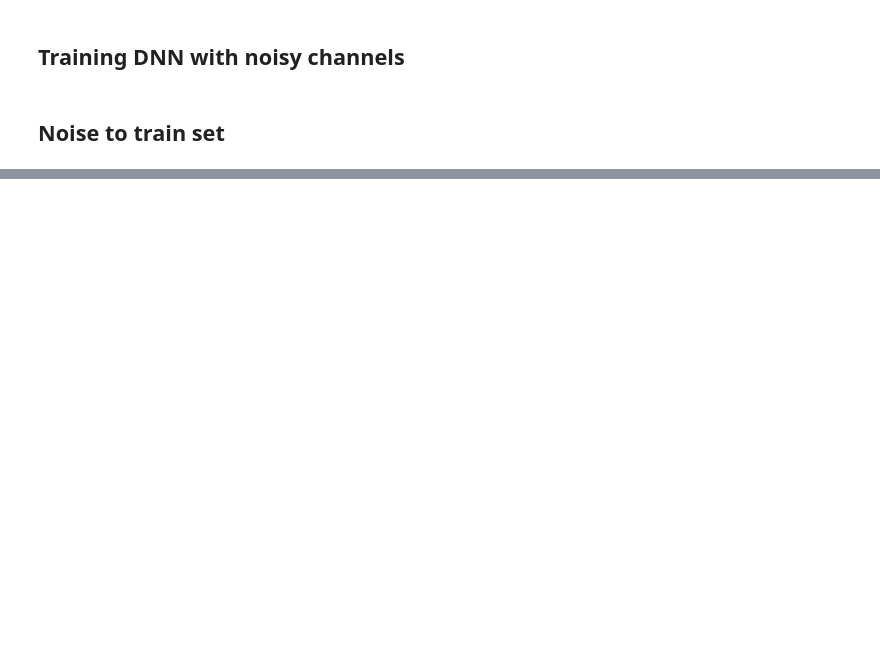
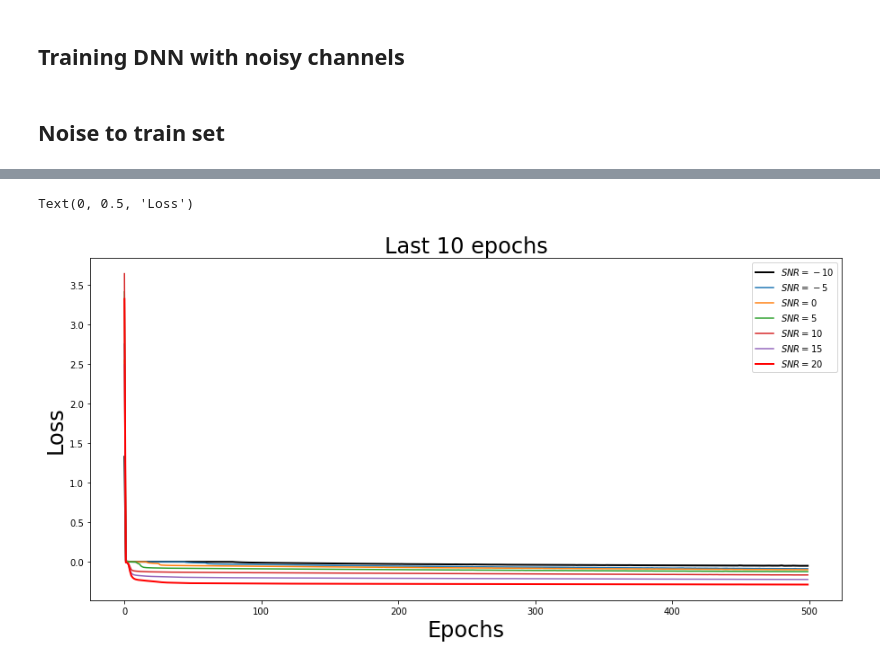
Before and after one commit to yacine074/Robustness_SPAWC22, a Jupyter notebook: CF-DNN.ipynb, the cells around one changed output, grey strips where cells are left out. Saved outputs shown, nothing was run; the diff lists cells and outputs as text; code cells hidden in the pictures; blank space fills up the shorter version.

```diff
--- a/CF-DNN.ipynb
+++ b/CF-DNN.ipynb
@@ -1130,3 +1152,32 @@ def noised_DNN_pred_V2(X, mw_path, SNRs_db = [-10, -5, 0, 5, 10, 15, 20]):
 
 
 DNN_pred = noised_DNN_pred_V2(NH_MATRIX, 'Weights_Model/CSI imperfection/CDIT/v2_')
+# %%
+def plot_history_noised_DNN(path_to_history, SNRs_db = [-10, -5, 0, 5, 10, 15, 20]):
+    # SNRs_db = [-10, -5, 0, 5, 10, 15, 20]
+    loss, val_loss = [], []
+    for item in SNRs_db:
+        history = np.load(path_to_history+str(item)+'.npy',allow_pickle='TRUE').item()
+        loss.append(history['loss'][:])
+        val_loss.append(history['val_loss'][:])
+    return loss, val_loss
+loss_history, val_loss_history = plot_history_noised_DNN('Weights_Model/CSI imperfection/CDIT/v2_')
+# %%
+fig, ax = plt.subplots(1,figsize=(15,7), sharey=True)
+
+plt.title("Last 10 epochs", fontsize=24)
+ax.plot(np.arange(0,len(loss_history[0]),1), loss_history[0],label="$SNR=-10$",color='black',lw=2)
+ax.plot(np.arange(0,len(loss_history[1]),1), loss_history[1],label=r"$SNR=-5$")
+ax.plot(np.arange(0,len(loss_history[1]),1), loss_history[2],label=r"$SNR=0$")
+ax.plot(np.arange(0,len(loss_history[1]),1), loss_history[3],label=r"$SNR=5$")
+ax.plot(np.arange(0,len(loss_history[1]),1), loss_history[4],label=r"$SNR=10$")
+ax.plot(np.arange(0,len(loss_history[1]),1), loss_history[5],label=r"$SNR=15$")
+ax.plot(np.arange(0,len(loss_history[1]),1), loss_history[6],label=r"$SNR=20$",color='red',lw=2)
+#ax.plot(np.arange(0,len(loss_history[1]),1), loss_history[7],label=r"$10^{1.5}$")
+
+ax.legend(loc="best")
+plt.xlabel("Epochs",fontsize=24)
+plt.ylabel("Loss",fontsize=24)
+# %% [output]
+Text(0, 0.5, 'Loss')
+[figure, added]
```
Also changed, not shown: parts of 18 cells of this notebook.
